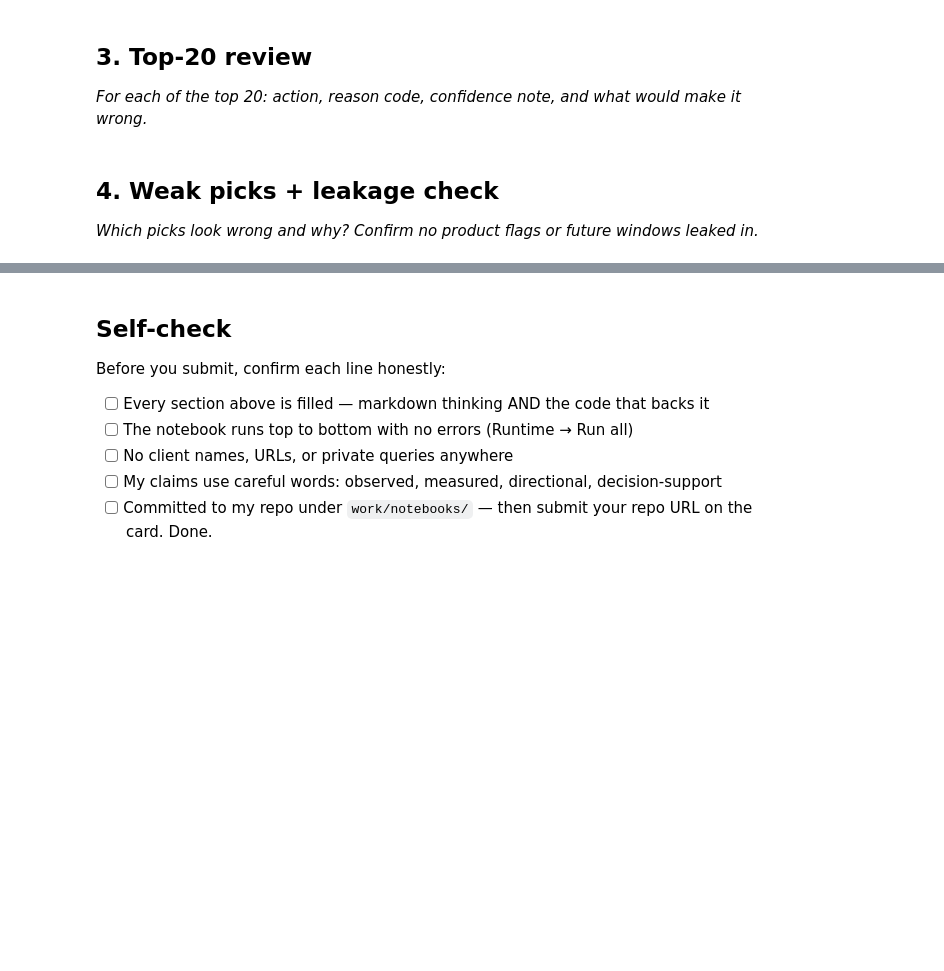
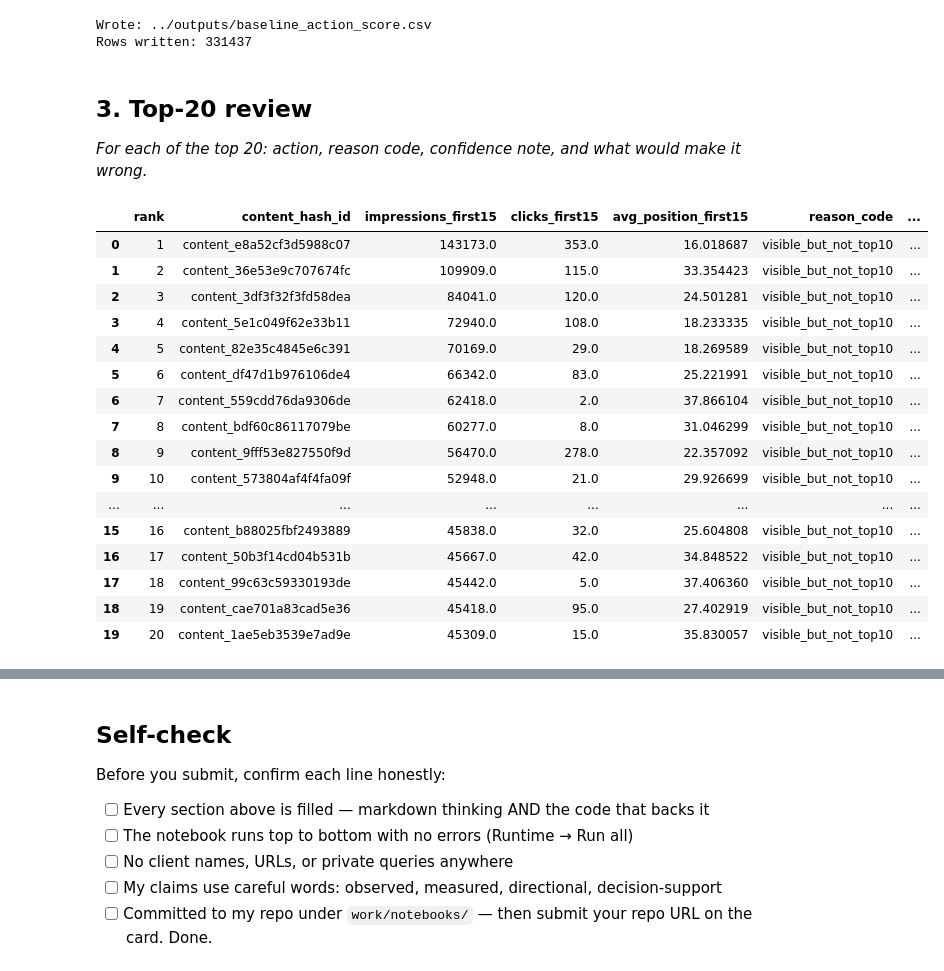
Before and after one commit to eminamandzukic/FlyRank_starter, a Jupyter notebook: work/notebooks/w04_baseline_score.ipynb, the cells around one changed output, grey strips where cells are left out. Saved outputs shown, nothing was run; the diff lists cells and outputs as text; code cells hidden in the pictures; blank space fills up the shorter version.

Commit message:
complete ML-07 baseline score notebook

```diff
--- a/work/notebooks/w04_baseline_score.ipynb
+++ b/work/notebooks/w04_baseline_score.ipynb
@@ -23,3 +261,18 @@ This skeleton is yours to fill. Work the sections **in order** — each one has
+# %%
+from pathlib import Path
+
+output_dir = Path("../outputs")
+output_dir.mkdir(parents=True, exist_ok=True)
+
+output_path = output_dir / "baseline_action_score.csv"
+
+queue.to_csv(output_path, index=False)
+
+print("Wrote:", output_path)
+print("Rows written:", len(queue))
+# %% [output]
+Wrote: ../outputs/baseline_action_score.csv
+Rows written: 331437
 # %% [markdown]
 ## 3. Top-20 review
 
@@ -30,4 +279,0 @@ This skeleton is yours to fill. Work the sections **in order** — each one has
-# %% [markdown]
-## 4. Weak picks + leakage check
-
-*Which picks look wrong and why? Confirm no product flags or future windows leaked in.*
@@ -36,0 +280,32 @@ This skeleton is yours to fill. Work the sections **in order** — each one has
+# %%
+top20 = queue.head(20).copy()
+
+top20[
+    [
+        "rank",
+        "content_hash_id",
+        "impressions_first15",
+        "clicks_first15",
+        "avg_position_first15",
+        "reason_code",
+        "action_label"
+    ]
+]
+# %% [output]
+|  | rank | content_hash_id | impressions_first15 | clicks_first15 | avg_position_first15 | reason_code | ... |
+| 0 | 1 | content_e8a52cf3d5988c07 | 143173.0 | 353.0 | 16.018687 | visible_but_not_top10 | ... |
+| 1 | 2 | content_36e53e9c707674fc | 109909.0 | 115.0 | 33.354423 | visible_but_not_top10 | ... |
+| 2 | 3 | content_3df3f32f3fd58dea | 84041.0 | 120.0 | 24.501281 | visible_but_not_top10 | ... |
+| 3 | 4 | content_5e1c049f62e33b11 | 72940.0 | 108.0 | 18.233335 | visible_but_not_top10 | ... |
+| 4 | 5 | content_82e35c4845e6c391 | 70169.0 | 29.0 | 18.269589 | visible_but_not_top10 | ... |
+| 5 | 6 | content_df47d1b976106de4 | 66342.0 | 83.0 | 25.221991 | visible_but_not_top10 | ... |
+| 6 | 7 | content_559cdd76da9306de | 62418.0 | 2.0 | 37.866104 | visible_but_not_top10 | ... |
+| 7 | 8 | content_bdf60c86117079be | 60277.0 | 8.0 | 31.046299 | visible_but_not_top10 | ... |
+| 8 | 9 | content_9fff53e827550f9d | 56470.0 | 278.0 | 22.357092 | visible_but_not_top10 | ... |
+| 9 | 10 | content_573804af4f4fa09f | 52948.0 | 21.0 | 29.926699 | visible_but_not_top10 | ... |
+| ... | ... | ... | ... | ... | ... | ... | ... |
+| 15 | 16 | content_b88025fbf2493889 | 45838.0 | 32.0 | 25.604808 | visible_but_not_top10 | ... |
+| 16 | 17 | content_50b3f14cd04b531b | 45667.0 | 42.0 | 34.848522 | visible_but_not_top10 | ... |
+| 17 | 18 | content_99c63c59330193de | 45442.0 | 5.0 | 37.406360 | visible_but_not_top10 | ... |
+| 18 | 19 | content_cae701a83cad5e36 | 45418.0 | 95.0 | 27.402919 | visible_but_not_top10 | ... |
+| 19 | 20 | content_1ae5eb3539e7ad9e | 45309.0 | 15.0 | 35.830057 | visible_but_not_top10 | ... |
```
Also changed, not shown: parts of 18 cells of this notebook.
